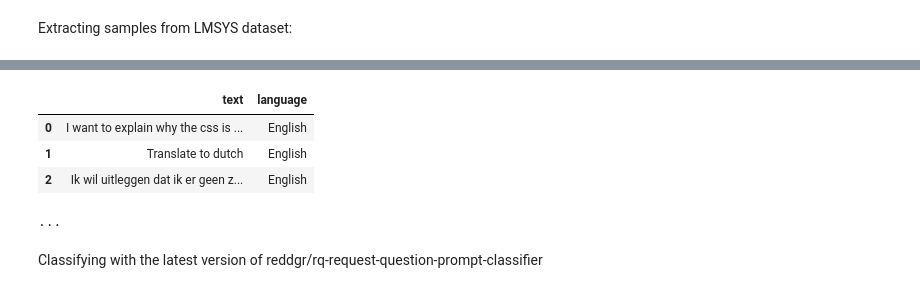
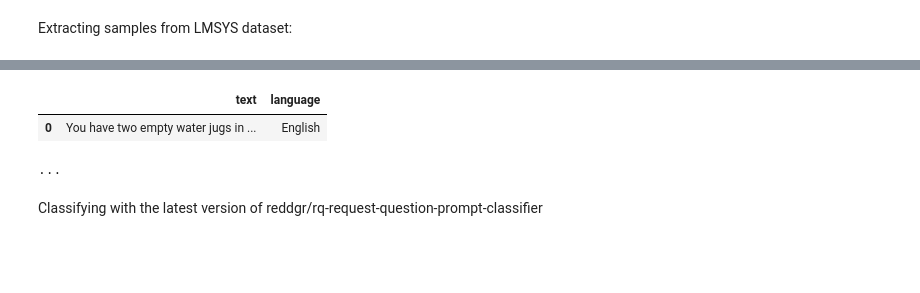
Before and after one commit to reddgr/chatbot-response-scoring-scbn-rqtl, a Jupyter notebook: dataset-handling.ipynb, the cells around one changed output, grey strips where cells are left out. Cells and saved outputs as stored; diff of their text form; code cells hidden in the pictures; blank space fills up the shorter version.

Commit message:
tl labeling

```diff
--- a/dataset-handling.ipynb
+++ b/dataset-handling.ipynb
@@ -117,22 +117,20 @@ Retrieved 1000 samples
 # %%
 filter_language = 'English'
 max_char_length = 200 # we limit the number of characters so we get specifically messages that are quick to label and validate manually
 # Flatten the array and extract 'content' where 'role' == 'user' and language matches the filter
 extracted_data = df_sample[df_sample['language'] == filter_language].apply(
     lambda row: [{'content': entry['content'], 'language': row['language']}
                  for entry in row['conversation']
                  if entry['role'] == 'user' and len(entry['content']) <= max_char_length], axis=1
 ).explode().dropna()
 
 df_labeling = pd.DataFrame(extracted_data.tolist())
 df_labeling.rename(columns={"content": "text"}, inplace=True)
-display(df_labeling.head(3))
+display(df_labeling.head(1))
 print('...')
 # %% [output]
 |  | text | language |
-| 0 | I want to explain why the css is ... | English |
-| 1 | Translate to dutch | English |
-| 2 | Ik wil uitleggen dat ik er geen z... | English |
+| 0 | You have two empty water jugs in ... | English |
 ...
 # %% [markdown]
 Classifying with the latest version of reddgr/rq-request-question-prompt-classifier
```
Also changed, not shown: parts of 13 cells of this notebook, 3 other files.
